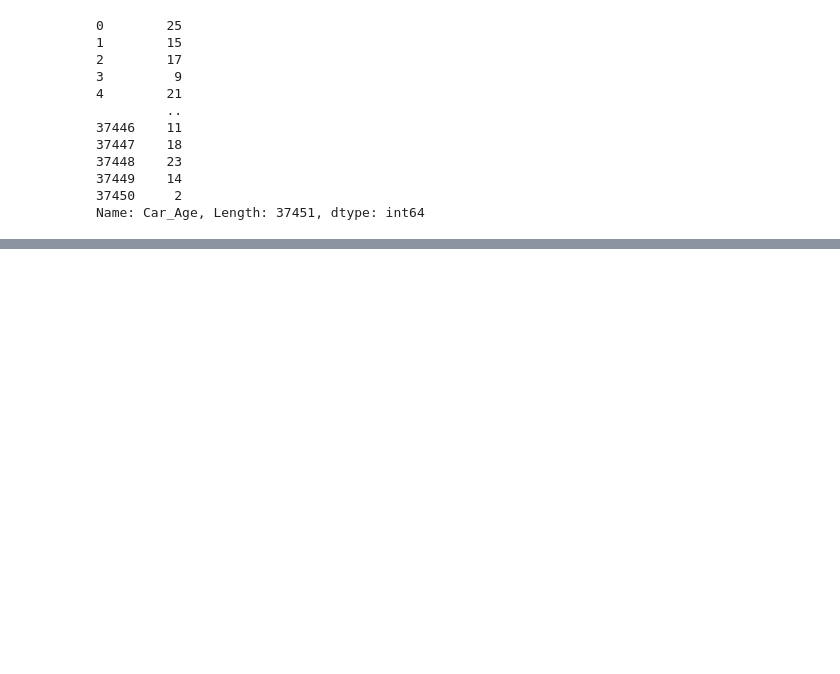
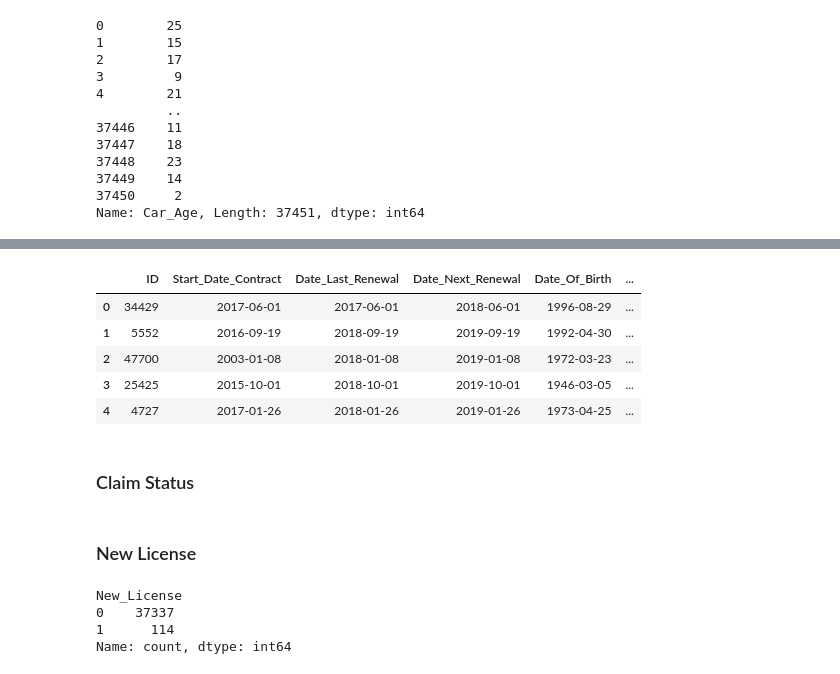
Before and after one commit to vivan-doshi/Insurance_claims, a Jupyter notebook: 02_Exploration_notebook/exploring.ipynb, the cells around one changed output, grey strips where cells are left out. Saved outputs shown, nothing was run; the diff lists cells and outputs as text; code cells hidden in the pictures; blank space fills up the shorter version.

```diff
--- a/02_Exploration_notebook/exploring.ipynb
+++ b/02_Exploration_notebook/exploring.ipynb
@@ -532,0 +629,19 @@ Name: Car_Age, Length: 37451, dtype: int64
+# %%
+# creating a non-payment termination flag
+insurance_data['Non_Payment_Termination'] = 0
+insurance_data.loc[insurance_data['Policies_Terminated_Non_Payment'] > 0, 'Non_Payment_Termination'] = 1
+
+# creating non continuation of insurance flag
+insurance_data['Non_Continuation_Insurance_Flag'] = 0
+insurance_data.loc[insurance_data['Date_Next_Renewal'] < pd.to_datetime('2018-12-31'), 'Non_Continuation_Insurance_Flag'] = 1
+# %%
+insurance_data.head()
+# %% [output]
+|  | ID | Start_Date_Contract | Date_Last_Renewal | Date_Next_Renewal | Date_Of_Birth | ... |
+| 0 | 34429 | 2017-06-01 | 2017-06-01 | 2018-06-01 | 1996-08-29 | ... |
+| 1 | 5552 | 2016-09-19 | 2018-09-19 | 2019-09-19 | 1992-04-30 | ... |
+| 2 | 47700 | 2003-01-08 | 2018-01-08 | 2019-01-08 | 1972-03-23 | ... |
+| 3 | 25425 | 2015-10-01 | 2018-10-01 | 2019-10-01 | 1946-03-05 | ... |
+| 4 | 4727 | 2017-01-26 | 2018-01-26 | 2019-01-26 | 1973-04-25 | ... |
+# %% [markdown]
+### Claim Status
@@ -532,0 +651,2 @@ Name: Car_Age, Length: 37451, dtype: int64
+# %% [markdown]
+### New License
@@ -532,0 +655,7 @@ Name: Car_Age, Length: 37451, dtype: int64
+# %%
+insurance_data['New_License'].value_counts()
+# %% [output]
+New_License
+0    37337
+1      114
+Name: count, dtype: int64
```
Also changed, not shown: parts of 27 cells of this notebook.
